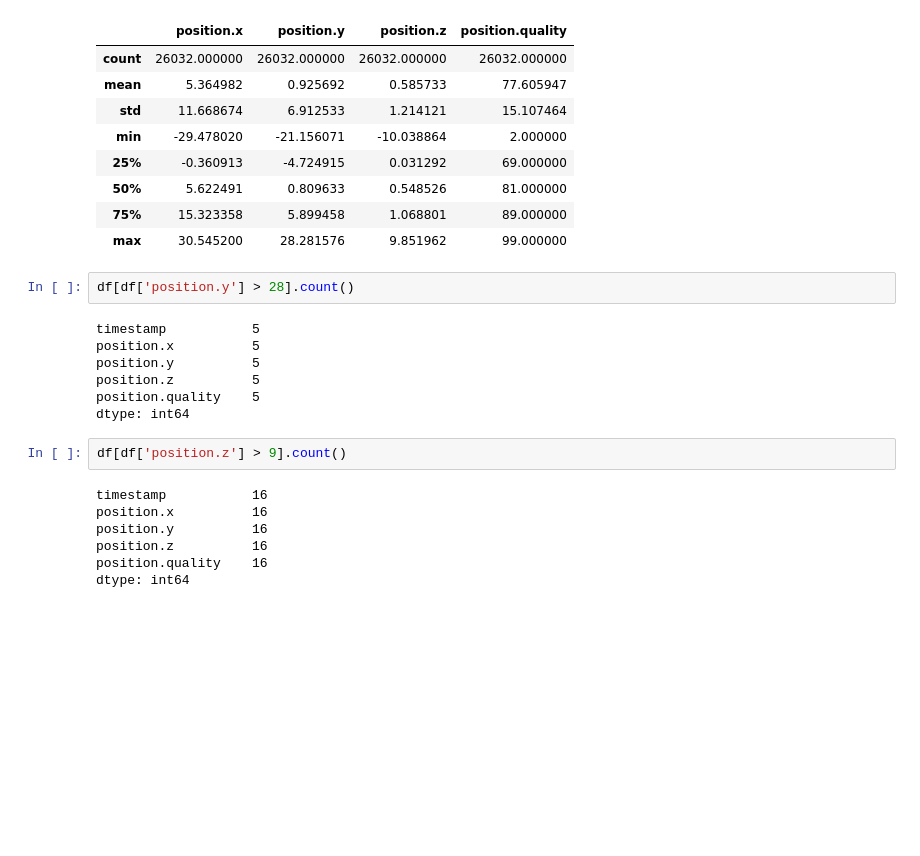
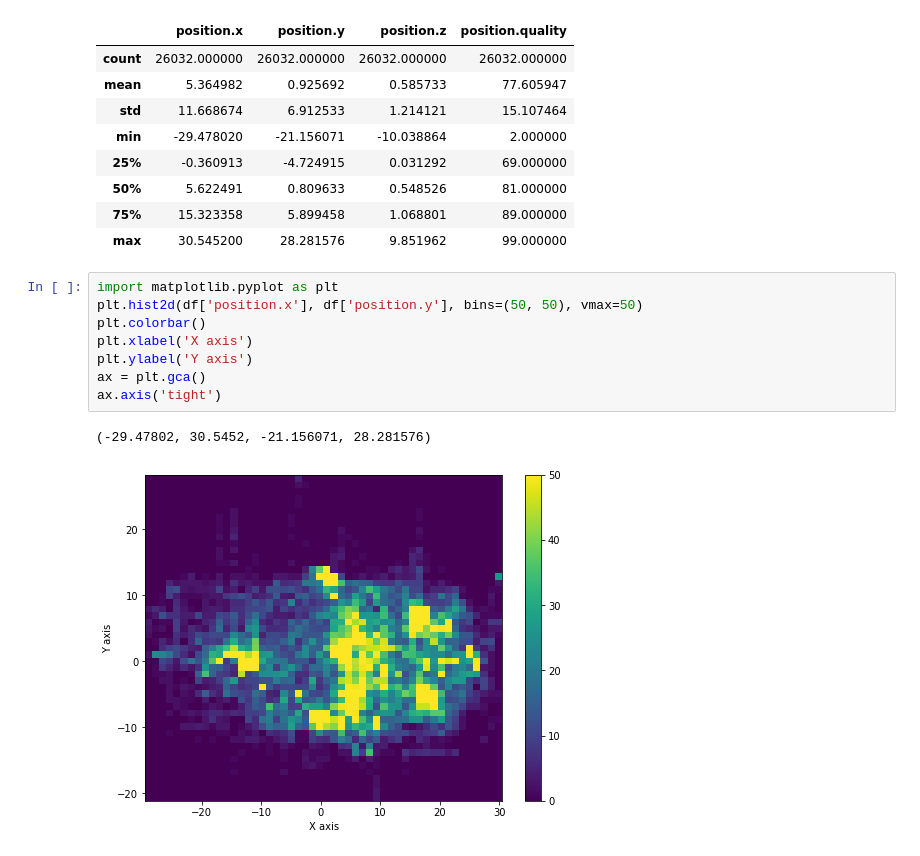
Before and after one commit to IamHussain503/postion-quality-sports-prediction, a Jupyter notebook: position_quality.ipynb, the cells around one changed output. Saved outputs shown, nothing was run; the diff lists cells and outputs as text; blank space fills up the shorter version.

```diff
--- a/position_quality.ipynb
+++ b/position_quality.ipynb
@@ -72,23 +98,14 @@ df.describe()
 | 50% | 5.622491 | 0.809633 | 0.548526 | 81.000000 |
 | 75% | 15.323358 | 5.899458 | 1.068801 | 89.000000 |
 | max | 30.545200 | 28.281576 | 9.851962 | 99.000000 |
-# %%
-df[df['position.y'] > 28].count()
-# %% [output]
-timestamp           5
-position.x          5
-position.y          5
-position.z          5
-position.quality    5
-dtype: int64
-# %%
-df[df['position.z'] > 9].count()
-# %% [output]
-timestamp           16
-position.x          16
-position.y          16
-position.z          16
-position.quality    16
-dtype: int64
-# %% [markdown]
-#
+# %%
+import matplotlib.pyplot as plt
+plt.hist2d(df['position.x'], df['position.y'], bins=(50, 50), vmax=50)
+plt.colorbar()
+plt.xlabel('X axis')
+plt.ylabel('Y axis')
+ax = plt.gca()
+ax.axis('tight')
+# %% [output]
+(-29.47802, 30.5452, -21.156071, 28.281576)
+[figure, added]
```
Also changed, not shown: parts of 53 cells of this notebook.
